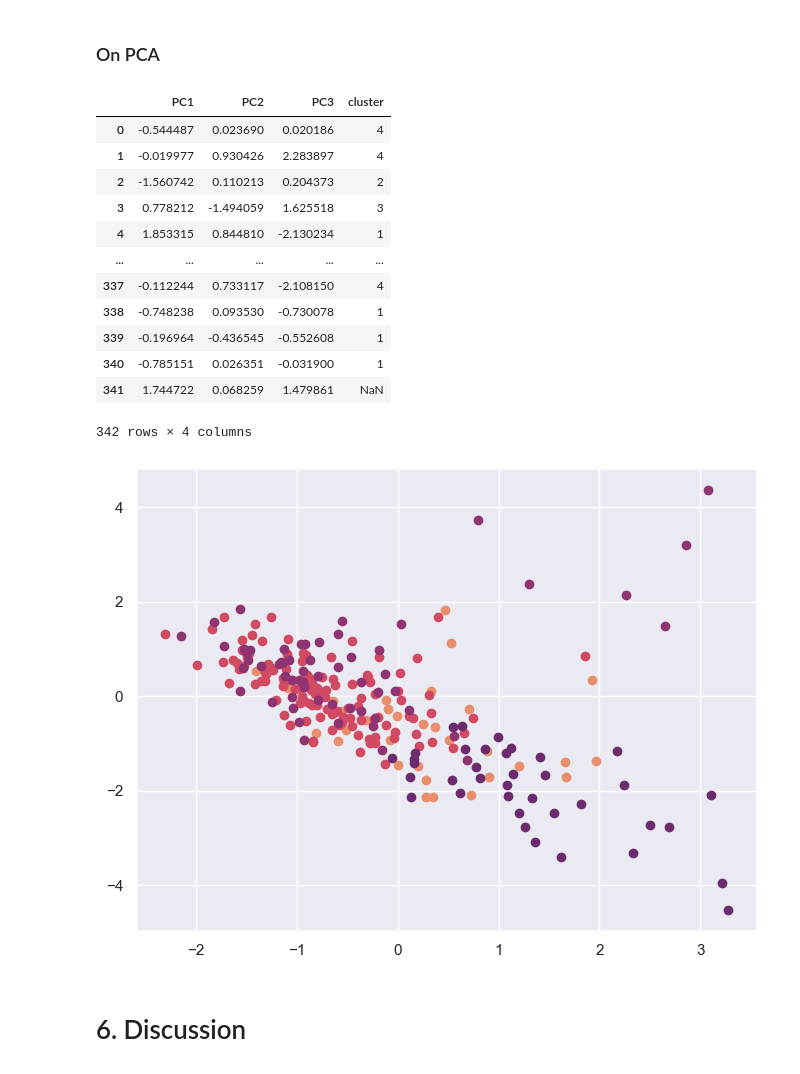
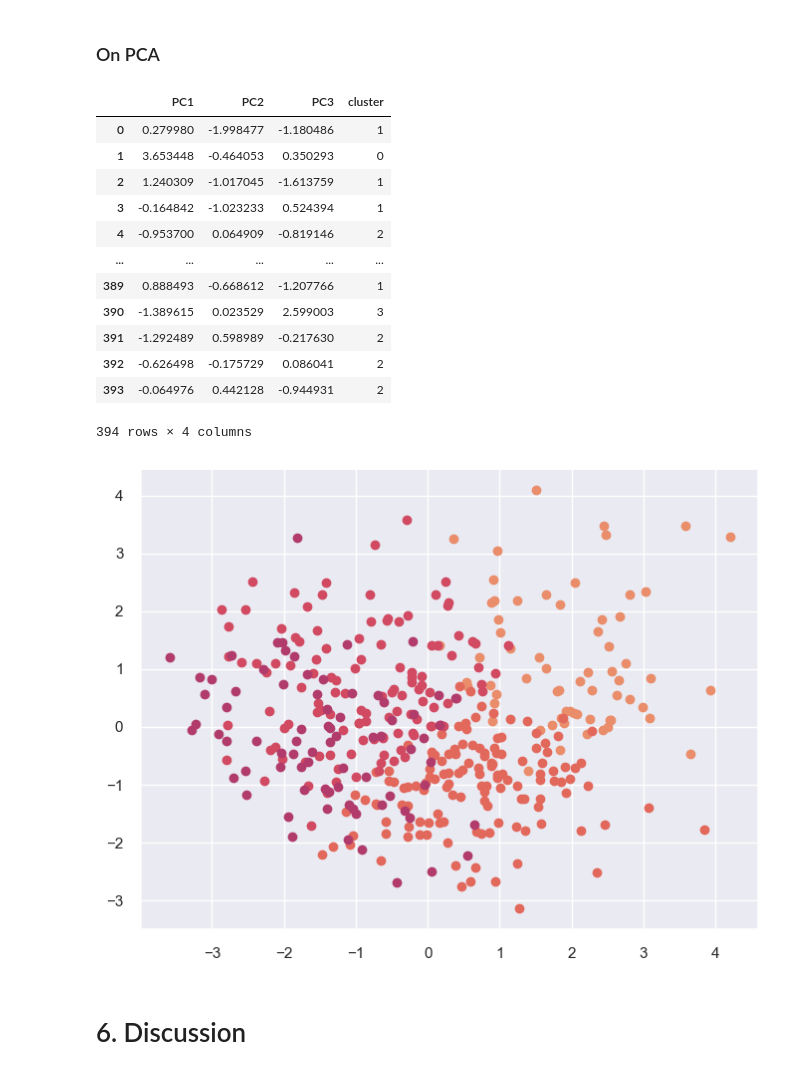
Before and after one commit to luluilmaknun/COMP90089, a Jupyter notebook: clustering_analysis/code_icd.ipynb, the cells around one changed output. Saved outputs shown, nothing was run; the diff lists cells and outputs as text; code cells hidden in the pictures.

```diff
--- a/clustering_analysis/code_icd.ipynb
+++ b/clustering_analysis/code_icd.ipynb
@@ -521,7 +262,7 @@ One of the feature of standard scaling is that, we can detect outliers by filter
 # Outliers detection for each features
 X_cleaned = pd.DataFrame(X_scaled)
 X_cleaned = X_scaled[(np.abs(X_scaled) < 3.5).all(axis=1)]
-df_clean = df_clean[(np.abs(X_scaled) < 3.5).all(axis=1)]
+df_clean = df_clean[(np.abs(X_scaled) < 3.5).all(axis=1)].reset_index(drop=True)
 print("Number of cleaned record is", len(X_cleaned))
 X_cleaned
 # %% [output]
@@ -548,15 +286,0 @@ Firstly, we try the clustering on non-cleaned dataset.
-# %%
-wcss = []
-ss = []
-
-# Run algorithm through different number of clusters
-for i in range(2, 20):
-    kmeans = KMeans(n_clusters=i, random_state=RANDOM_STATE)
-    kmeans.fit(X_scaled)
-
-    # Record within cluster sum of squares
-    wcss.append(kmeans.inertia_)
-
-    # Record silhouette score
-    sil_score = silhouette_score(X_scaled, kmeans.labels_)
-    ss.append(sil_score)
@@ -631,0 +345,6 @@ From this analysis, we can conclude that $3$ is the optimal cluster.
+# %%
+model = KMeans(random_state=RANDOM_STATE)
+visualizer = KElbowVisualizer(model, k=(2,15))
+# Fit and show the performance with dataset
+visualizer.fit(X_cleaned)
+visualizer.show()
@@ -632,5 +354,5 @@ From this analysis, we can conclude that $3$ is the optimal cluster.
 # %%
-optimal_cluster = 5
+optimal_cluster = 4
 # %% [markdown]
 ## 5.2. Fitting the model
 # %%
@@ -801,33 +503,33 @@ plt.show()
 ### On PCA
 # %%
 pca = PCA(n_components=3)
-principal_components = pca.fit_transform(X_scaled)
+principal_components = pca.fit_transform(X_cleaned)
 
 # Create a DataFrame for visualization
 X_pca = pd.DataFrame(data=principal_components, columns=['PC1', 'PC2', 'PC3'])
 X_pca['cluster'] = df_clean['cluster']
 X_pca
 # %% [output]
 |  | PC1 | PC2 | PC3 | cluster |
-| 0 | -0.544487 | 0.023690 | 0.020186 | 4 |
-| 1 | -0.019977 | 0.930426 | 2.283897 | 4 |
-| 2 | -1.560742 | 0.110213 | 0.204373 | 2 |
-| 3 | 0.778212 | -1.494059 | 1.625518 | 3 |
-| 4 | 1.853315 | 0.844810 | -2.130234 | 1 |
+| 0 | 0.279980 | -1.998477 | -1.180486 | 1 |
+| 1 | 3.653448 | -0.464053 | 0.350293 | 0 |
+| 2 | 1.240309 | -1.017045 | -1.613759 | 1 |
+| 3 | -0.164842 | -1.023233 | 0.524394 | 1 |
+| 4 | -0.953700 | 0.064909 | -0.819146 | 2 |
 | ... | ... | ... | ... | ... |
-| 337 | -0.112244 | 0.733117 | -2.108150 | 4 |
-| 338 | -0.748238 | 0.093530 | -0.730078 | 1 |
-| 339 | -0.196964 | -0.436545 | -0.552608 | 1 |
-| 340 | -0.785151 | 0.026351 | -0.031900 | 1 |
-| 341 | 1.744722 | 0.068259 | 1.479861 | NaN |
+| 389 | 0.888493 | -0.668612 | -1.207766 | 1 |
+| 390 | -1.389615 | 0.023529 | 2.599003 | 3 |
+| 391 | -1.292489 | 0.598989 | -0.217630 | 2 |
+| 392 | -0.626498 | -0.175729 | 0.086041 | 2 |
+| 393 | -0.064976 | 0.442128 | -0.944931 | 2 |
-342 rows × 4 columns
+394 rows × 4 columns
 # %%
 plt.figure(figsize=(8, 6))
-for cluster in range(4):
+for cluster in range(5):
     cluster_data = X_pca[X_pca['cluster'] == cluster]
-    plt.scatter(cluster_data['PC1'], cluster_data['PC2'], label=f'cluster {cluster}', color=cluster_colors[cluster])
+    plt.scatter(cluster_data['PC1'], cluster_data['PC2'], label=f'cluster {cluster}', color=palette[cluster])
 # %% [output]
-[figure, old version]
+[figure, new version]
 # %%
 import plotly.express as px
 
```
Also changed, not shown: parts of 79 cells of this notebook.
